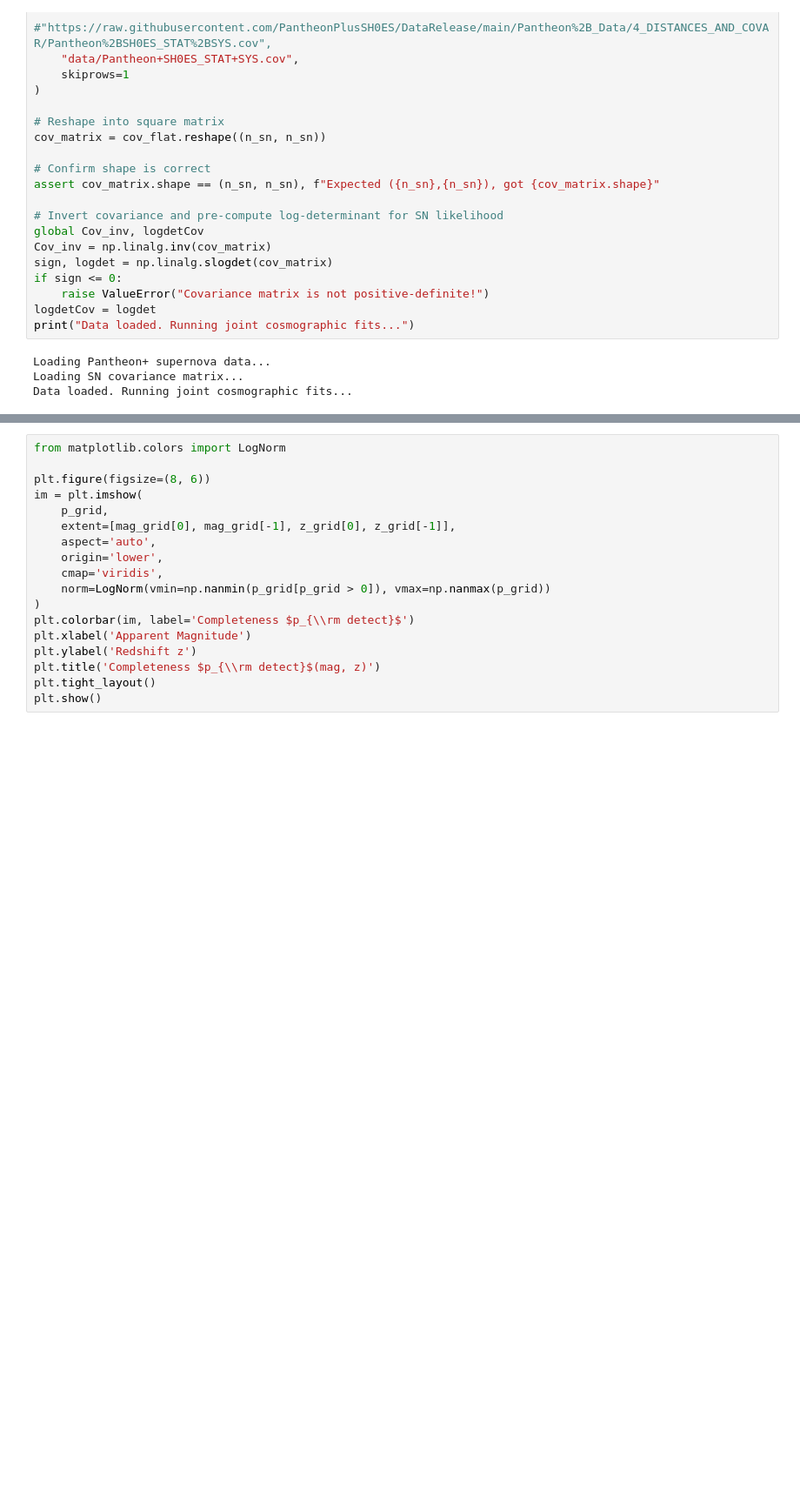
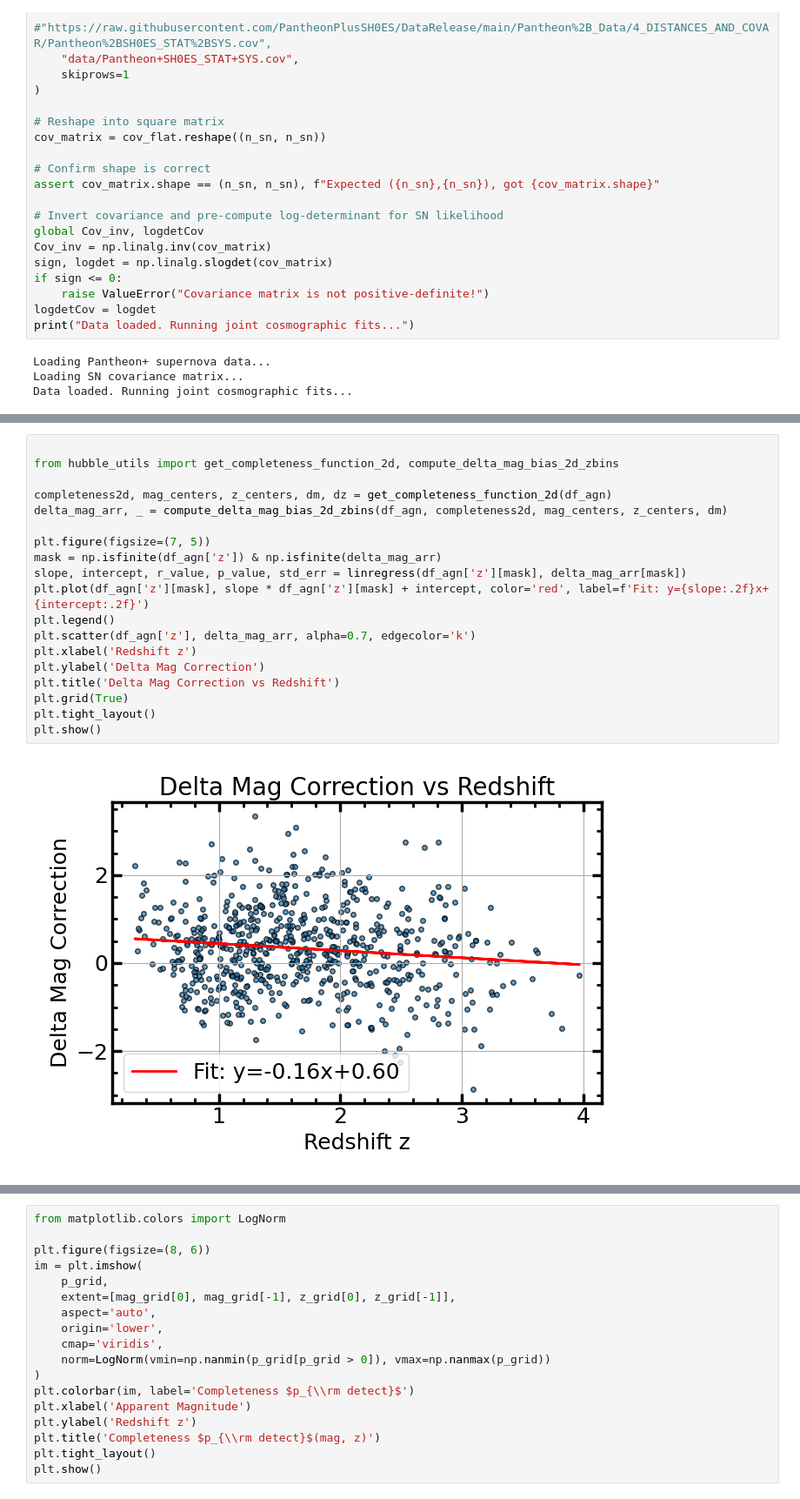
Before and after one commit to dutra/qvc, a Jupyter notebook: tutorials/hubble diagram py.ipynb, the cells around one changed output, grey strips where cells are left out. Shown at 87% size. Drawn from its saved outputs; the diff is of its cells as text; blank space fills up the shorter version.

```diff
--- a/tutorials/hubble diagram py.ipynb
+++ b/tutorials/hubble diagram py.ipynb
@@ -122,0 +143,21 @@ plt.show()
+# %%
+
+from hubble_utils import get_completeness_function_2d, compute_delta_mag_bias_2d_zbins
+
+completeness2d, mag_centers, z_centers, dm, dz = get_completeness_function_2d(df_agn)
+delta_mag_arr, _ = compute_delta_mag_bias_2d_zbins(df_agn, completeness2d, mag_centers, z_centers, dm)
+
+plt.figure(figsize=(7, 5))
+mask = np.isfinite(df_agn['z']) & np.isfinite(delta_mag_arr)
+slope, intercept, r_value, p_value, std_err = linregress(df_agn['z'][mask], delta_mag_arr[mask])
+plt.plot(df_agn['z'][mask], slope * df_agn['z'][mask] + intercept, color='red', label=f'Fit: y={slope:.2f}x+{intercept:.2f}')
+plt.legend()
+plt.scatter(df_agn['z'], delta_mag_arr, alpha=0.7, edgecolor='k')
+plt.xlabel('Redshift z')
+plt.ylabel('Delta Mag Correction')
+plt.title('Delta Mag Correction vs Redshift')
+plt.grid(True)
+plt.tight_layout()
+plt.show()
+# %% [output]
+[figure, added]
```
Also changed, not shown: parts of 17 cells of this notebook, 6 other files.
